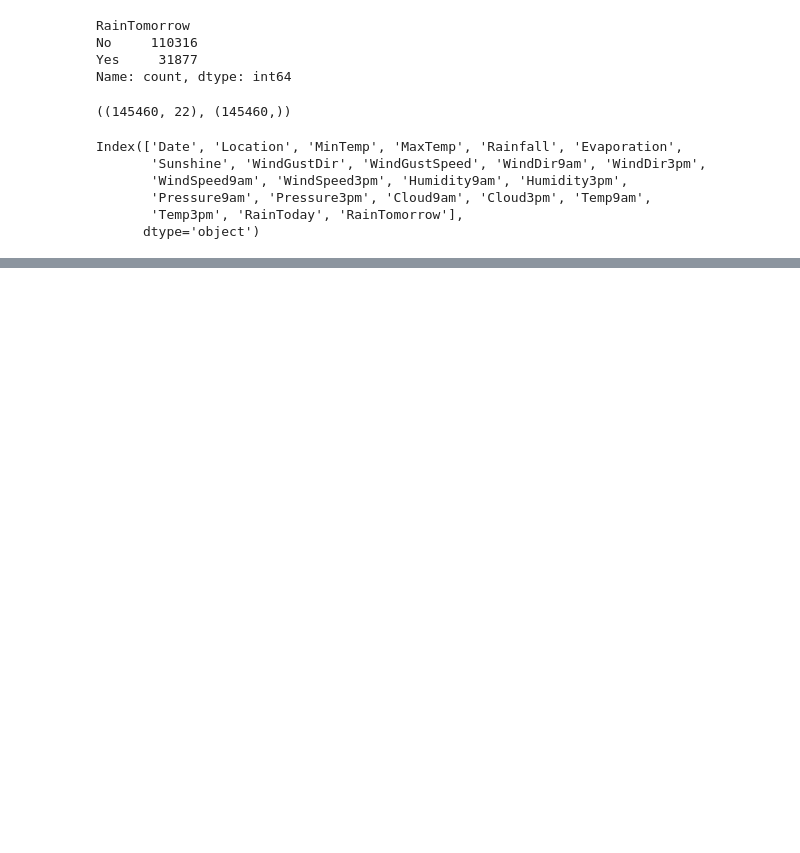
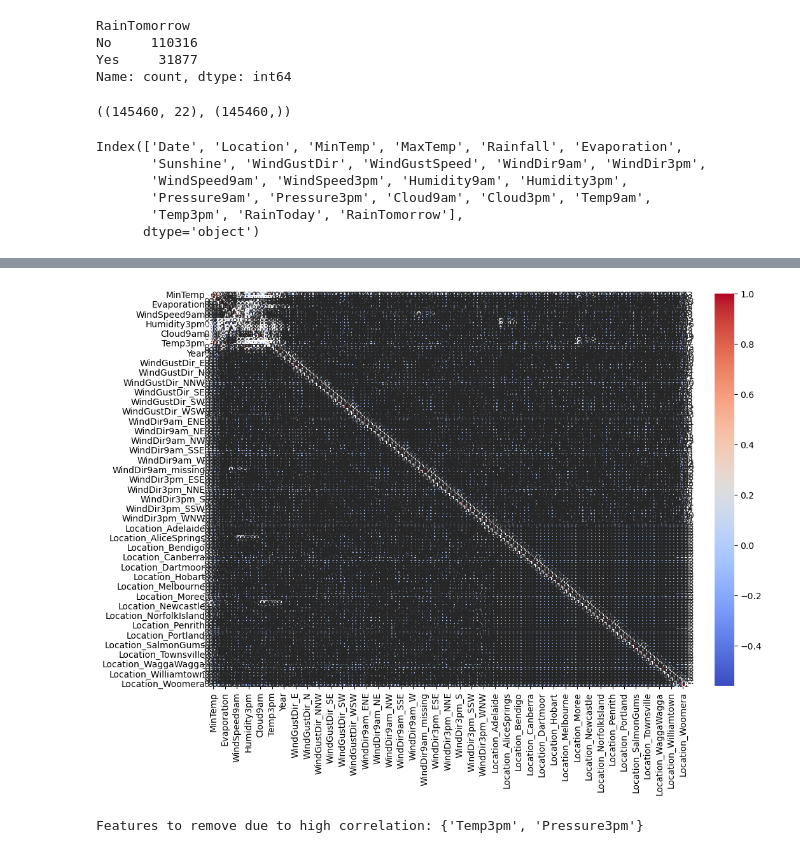
Before and after one commit to sreekanthTa/MLPracticeProjects, a Jupyter notebook: pro-3.RainAustralia/rainAustralia.ipynb, the cells around one changed output, grey strips where cells are left out. Saved outputs shown, nothing was run; the diff lists cells and outputs as text; code cells hidden in the pictures; blank space fills up the shorter version.

```diff
--- a/pro-3.RainAustralia/rainAustralia.ipynb
+++ b/pro-3.RainAustralia/rainAustralia.ipynb
@@ -143,0 +140,11 @@ data.shape
+# %%
+# CONVERT BINARY INTO 0 OR 1
+data["RainToday"] = data["RainToday"].str.strip().str.capitalize()
+
+data["RainToday"] = data["RainToday"].map({'Yes': 1, 'No': 0})
+
+data["RainToday"].value_counts()
+
+data["RainTomorrow"] = data["RainTomorrow"].str.strip().str.capitalize()
+
+data["RainTomorrow"] = data["RainTomorrow"].map({'Yes':1, 'No':0})
@@ -143,0 +171,18 @@ data.shape
+# %%
+categorical_features = ['WindGustDir','WindDir9am','WindDir3pm','Location']
+
+dummies = pd.get_dummies(
+    data=data[categorical_features],
+    dtype=float
+)
+
+# dummies.columns
+
+# Drop original categorical columns
+data = data.drop(columns=categorical_features)
+
+# Concatenate dummies with the original dataset
+data = pd.concat([data, dummies], axis=1)
+
+# Print updated columns
+print(data.columns)
@@ -143,0 +198,33 @@ data.shape
+# %%
+plt.figure(figsize=(12,8))
+numeric_data = data.select_dtypes(include=['number'])
+sns.heatmap(numeric_data.corr(),annot=True,cmap='coolwarm', fmt=".2f")
+plt.show()
+# %% [output]
+[figure, added]
+# %%
+numeric_data = data.select_dtypes(include=['number'])
+
+# Set threshold for high correlation
+corr_threshold = 0.9
+
+# Compute correlation matrix
+corr_matrix = numeric_data.corr()
+
+# Get the absolute correlation matrix
+corr_matrix_abs = corr_matrix.abs()
+
+# Identify highly correlated features
+high_corr_features = set()
+
+for i in range(len(corr_matrix.columns)):
+    for j in range(i):
+        if corr_matrix_abs.iloc[i, j] > corr_threshold:  # Fixed issue here
+            colname = corr_matrix.columns[i]
+            high_corr_features.add(colname)
+
+print("Features to remove due to high correlation:", high_corr_features)
+
+data.drop(columns=high_corr_features, inplace=True)
+# %% [output]
+Features to remove due to high correlation: {'Temp3pm', 'Pressure3pm'}
```
Also changed, not shown: parts of 23 cells of this notebook, 1 other file.
